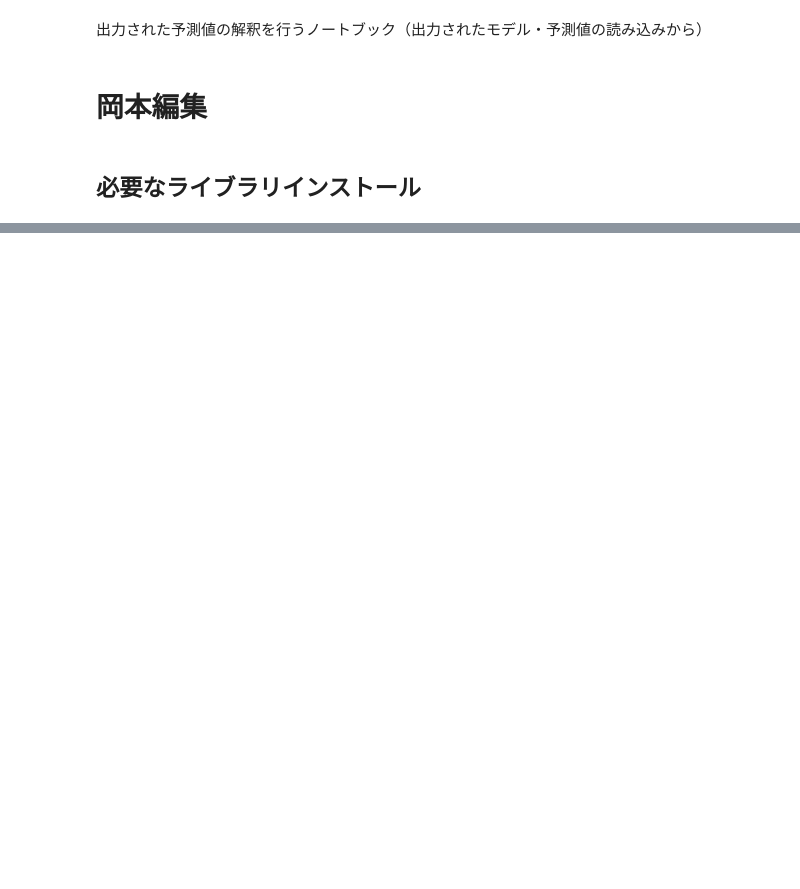
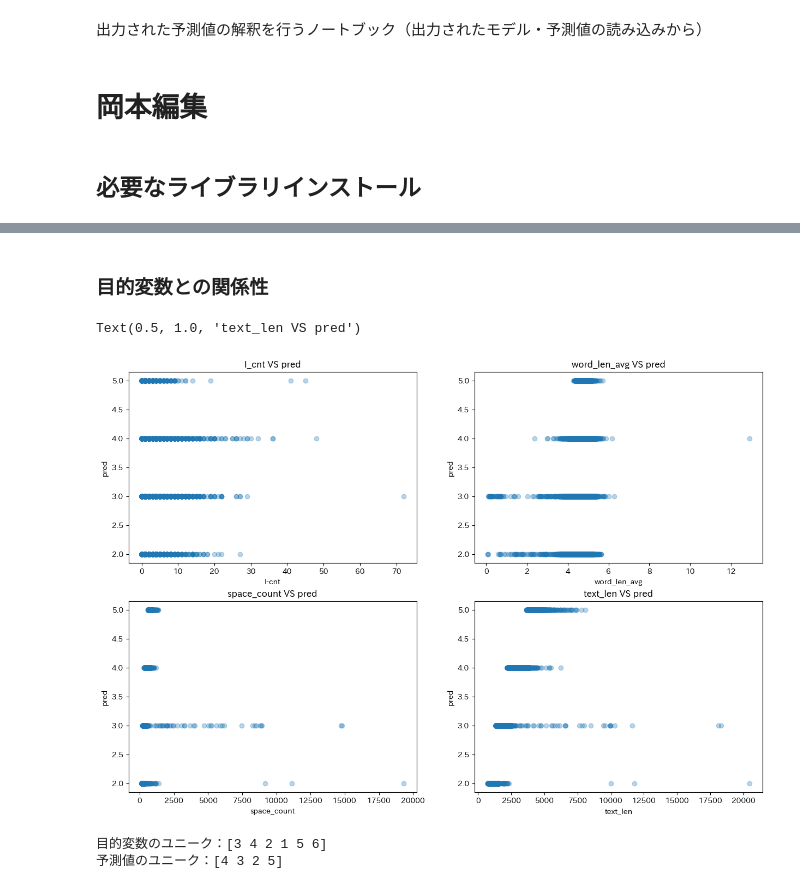
Before and after one commit to okmttkm/datascience_training, a Jupyter notebook: inference.ipynb, the cells around one changed output, grey strips where cells are left out. Saved outputs shown, nothing was run; the diff lists cells and outputs as text; code cells hidden in the pictures; blank space fills up the shorter version.

```diff
--- a/inference.ipynb
+++ b/inference.ipynb
@@ -19,0 +23,3 @@ GridSearchCV(cv=5, estimator=RandomForestClassifier(),
+# %%
+df = pd.read_csv('./data/processed_df_by_rf.csv')
+df.head()
@@ -19,0 +44,29 @@ GridSearchCV(cv=5, estimator=RandomForestClassifier(),
+# %% [markdown]
+### 目的変数との関係性
+# %%
+fig, ax = plt.subplots(ncols=2,nrows=2,figsize=(15,10))
+ax[0,0].scatter(df['I-cnt'],df.pred,alpha=0.3)
+ax[0,0].set_xlabel('I-cnt')
+ax[0,0].set_ylabel('pred')
+ax[0,0].set_title('I_cnt VS pred')
+ax[0,1].scatter(df.word_len_avg,df.pred,alpha=0.3)
+ax[0,1].set_xlabel('word_len_avg')
+ax[0,1].set_ylabel('pred')
+ax[0,1].set_title('word_len_avg VS pred')
+ax[1,0].scatter(df.space_count,df.pred,alpha=0.3)
+ax[1,0].set_xlabel('space_count')
+ax[1,0].set_ylabel('pred')
+ax[1,0].set_title('space_count VS pred')
+ax[1,1].scatter(df.text_len,df.pred,alpha=0.3)
+ax[1,1].set_xlabel('text_len')
+ax[1,1].set_ylabel('pred')
+ax[1,1].set_title('text_len VS pred')
+# %% [output]
+Text(0.5, 1.0, 'text_len VS pred')
+[figure, added]
+# %%
+print(f'目的変数のユニーク：{df.score.unique()}')
+print(f'予測値のユニーク：{df.pred.unique()}')
+# %% [output]
+目的変数のユニーク：[3 4 2 1 5 6]
+予測値のユニーク：[4 3 2 5]
```
Also changed, not shown: parts of 13 cells of this notebook, 3 other files.
